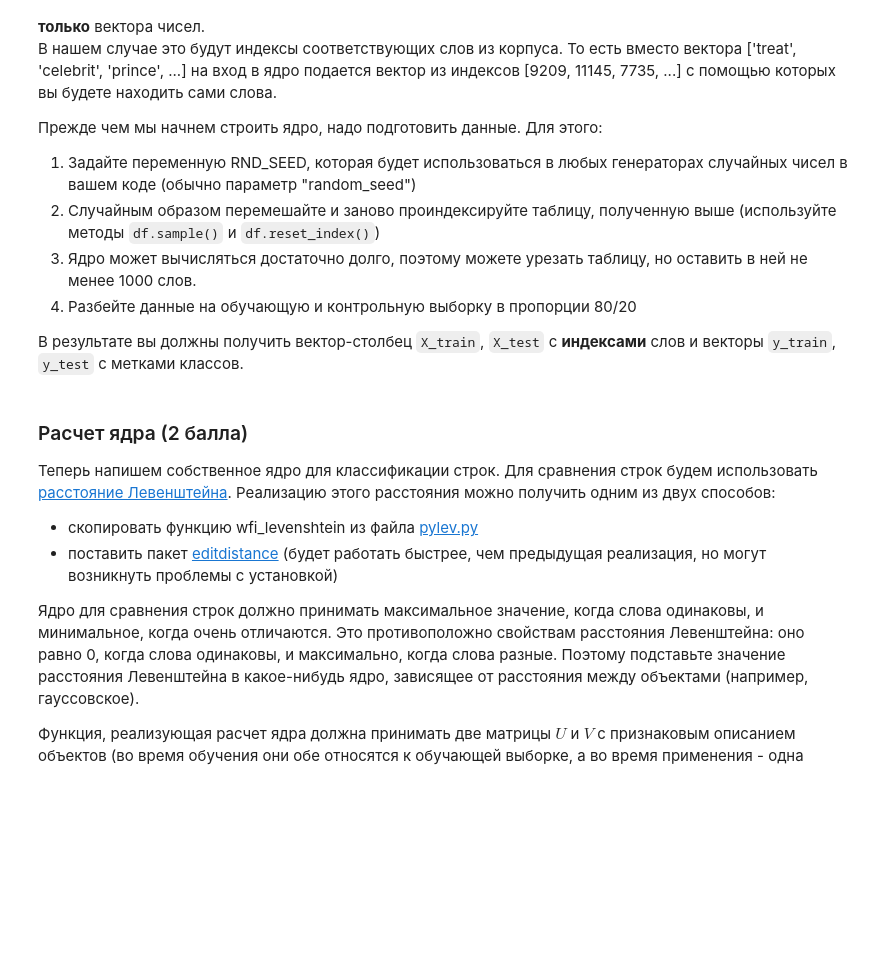
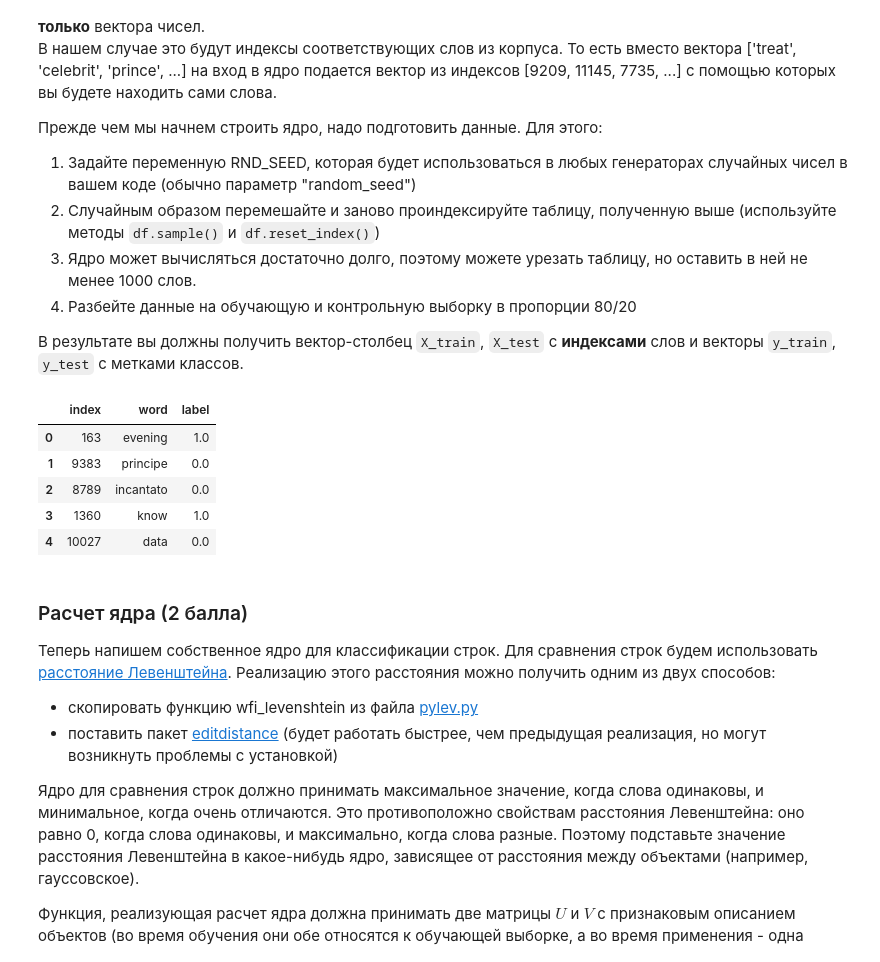
Before and after one commit to BobrG/IreneGit, a Jupyter notebook: hw1-svm.ipynb, the cells around one changed output. Saved outputs shown, nothing was run; the diff lists cells and outputs as text; code cells hidden in the pictures; blank space fills up the shorter version.

```diff
--- a/hw1-svm.ipynb
+++ b/hw1-svm.ipynb
@@ -353,0 +371,12 @@ RND_SEED =
+# %%
+RND_SEED = 42
+data = data.sample(n=len(data))
+data = data.reset_index()
+data.head(5)
+# %% [output]
+|  | index | word | label |
+| 0 | 163 | evening | 1.0 |
+| 1 | 9383 | principe | 0.0 |
+| 2 | 8789 | incantato | 0.0 |
+| 3 | 1360 | know | 1.0 |
+| 4 | 10027 | data | 0.0 |
```
Also changed, not shown: parts of 12 cells of this notebook.
